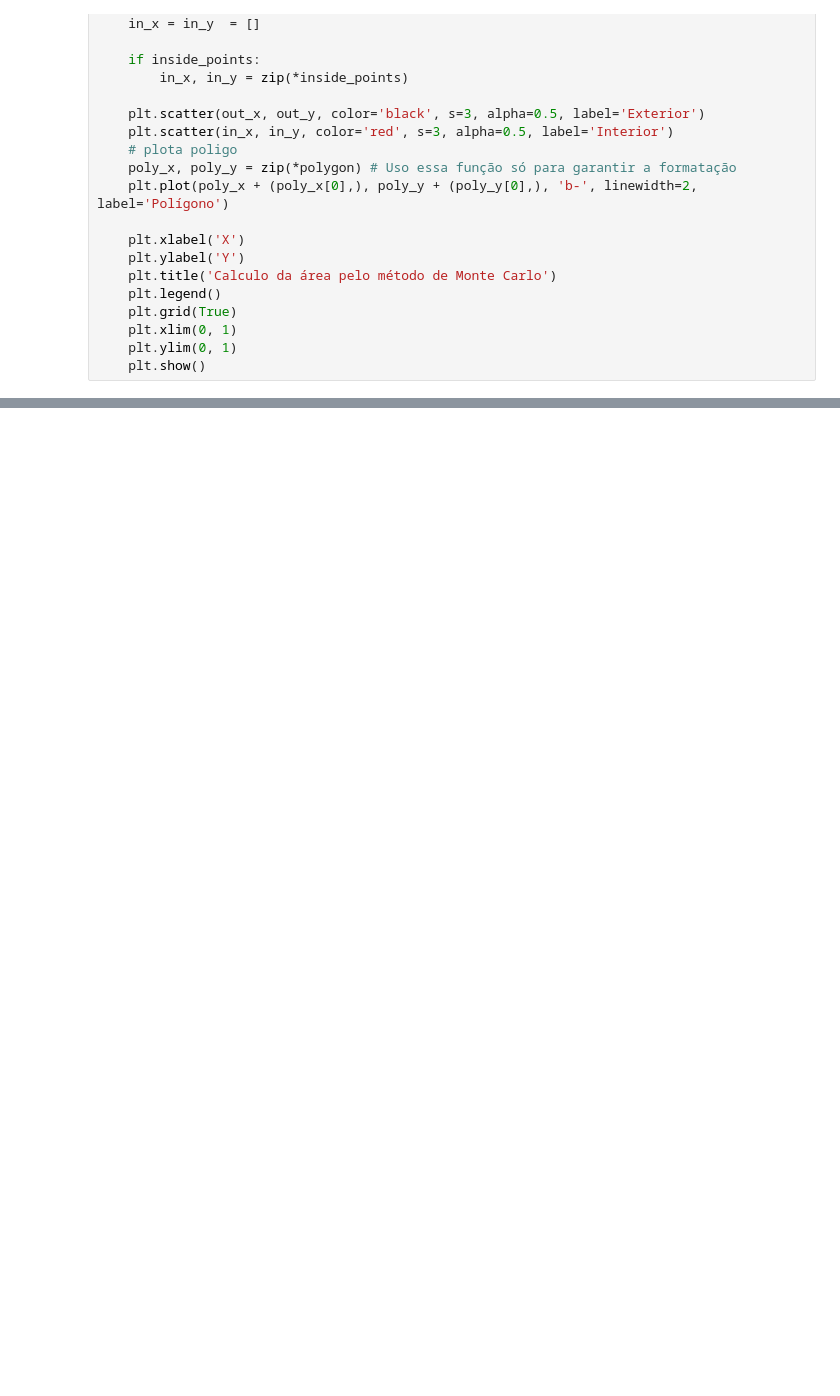
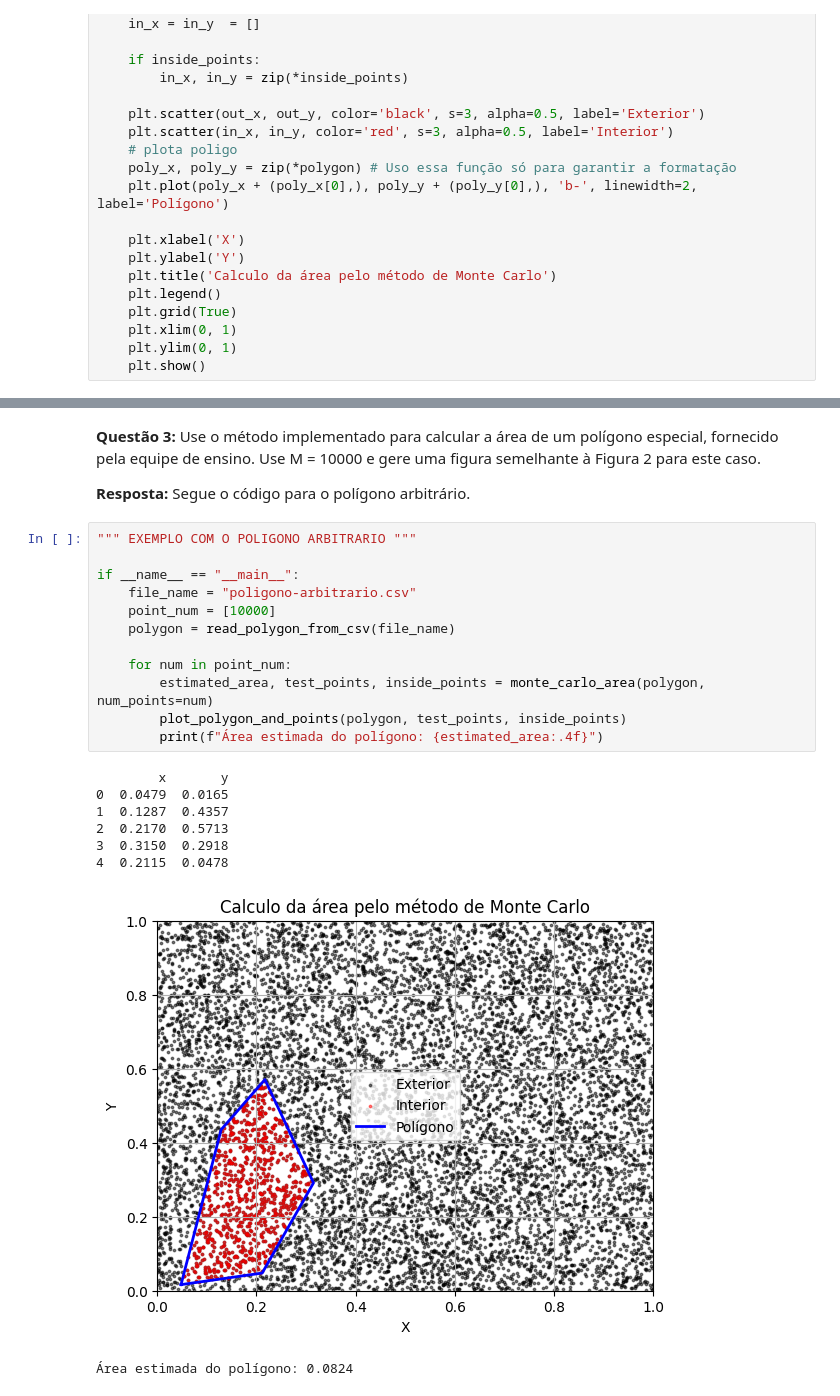
Before and after one commit to pedrotrin13334/cnvxpy-optimization, a Jupyter notebook: IA525/atividade-01/IA525-atividade-01.ipynb, the cells around one changed output, grey strips where cells are left out. Cells and saved outputs as stored; diff of their text form; blank space fills up the shorter version.

```diff
--- a/IA525/atividade-01/IA525-atividade-01.ipynb
+++ b/IA525/atividade-01/IA525-atividade-01.ipynb
@@ -132 +140,27 @@ if __name__ == "__main__":
 Área real: 0.2400
+# %% [markdown]
+**Questão 3:** Use o método implementado para calcular a área de um polı́gono especial, fornecido pela equipe de ensino.
+Use M = 10000 e gere uma figura semelhante à Figura 2 para este caso.
+
+**Resposta:** Segue o código para o polígono arbitrário.
+# %%
+""" EXEMPLO COM O POLIGONO ARBITRARIO """
+
+if __name__ == "__main__":
+    file_name = "poligono-arbitrario.csv"
+    point_num = [10000]
+    polygon = read_polygon_from_csv(file_name)
+
+    for num in point_num:
+        estimated_area, test_points, inside_points = monte_carlo_area(polygon, num_points=num)
+        plot_polygon_and_points(polygon, test_points, inside_points)
+        print(f"Área estimada do polígono: {estimated_area:.4f}")
+# %% [output]
+        x       y
+0  0.0479  0.0165
+1  0.1287  0.4357
+2  0.2170  0.5713
+3  0.3150  0.2918
+4  0.2115  0.0478
+[figure, added]
+Área estimada do polígono: 0.0824
```
Also changed, not shown: parts of 6 cells of this notebook, 5 other files.
